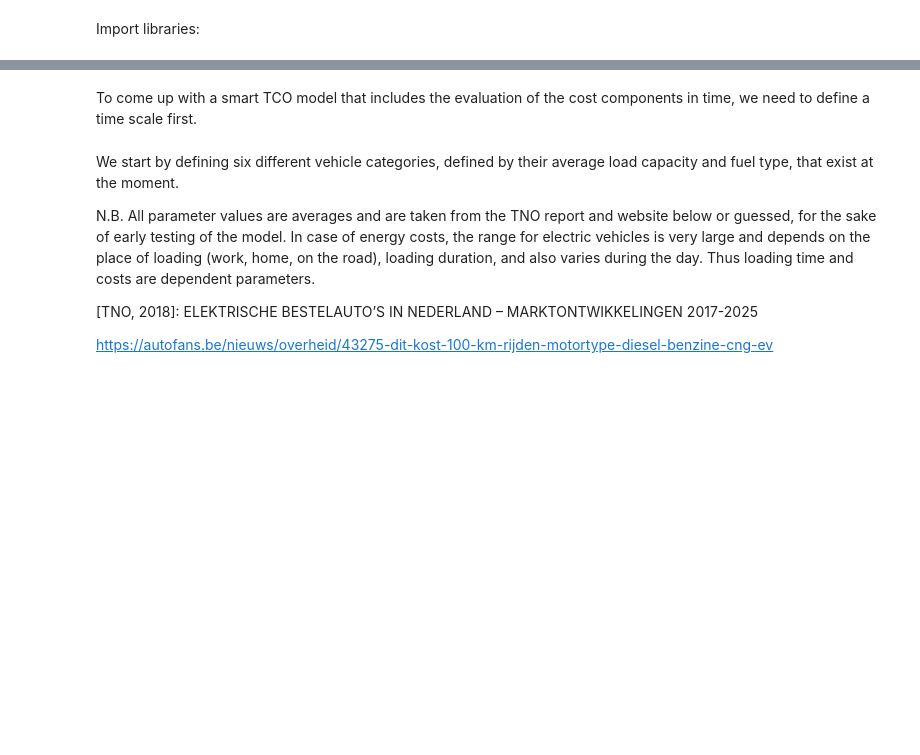
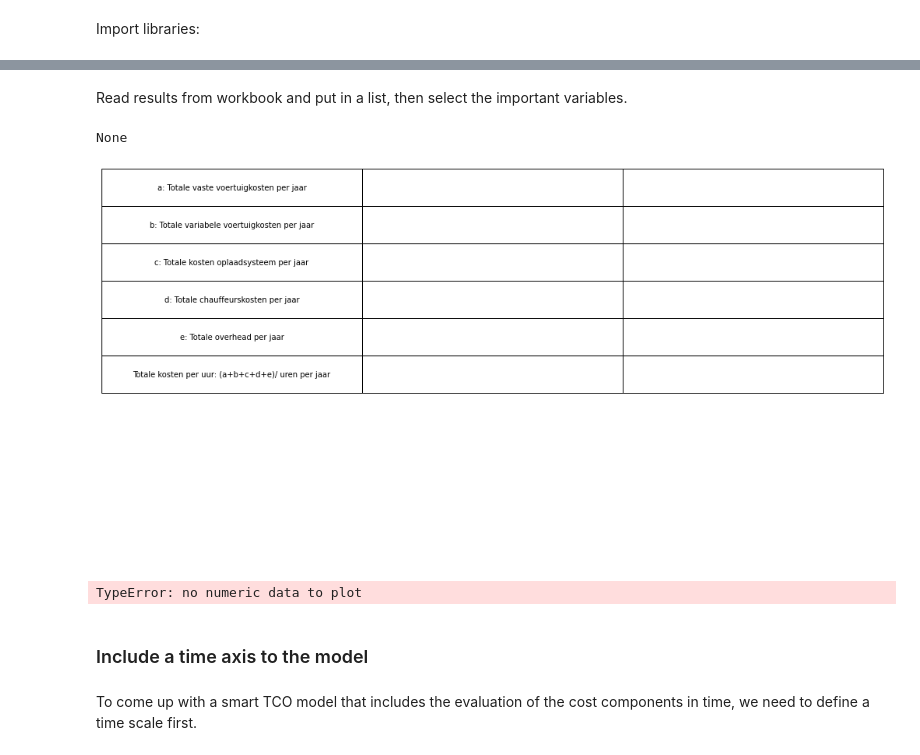
Before and after one commit to Jakolien/zero-emission-transport, a Jupyter notebook: TCO_model.ipynb, the cells around one changed output, grey strips where cells are left out. Drawn from its saved outputs; the diff is of its cells as text; code cells hidden in the pictures; blank space fills up the shorter version.

```diff
--- a/TCO_model.ipynb
+++ b/TCO_model.ipynb
@@ -74,0 +62,2 @@ def calculate_ride_costs(d1,d2,d3,a_max,n_c,m1,m2,v,c_e,f,c_tco):
+# %% [markdown]
+Read results from workbook and put in a list, then select the important variables.
@@ -75,2 +73,63 @@ def calculate_ride_costs(d1,d2,d3,a_max,n_c,m1,m2,v,c_e,f,c_tco):
+# %%
+# make list
+data_rows = []
+for row in ws_ro.iter_rows(min_col=1, min_row=33, max_col=6, max_row=105):
+    if row[0].value is not None:
+        data_rows.append([cell.value for cell in row])
+    else: continue
+
+# check if data value
+print(ws_ro['C44'].value) # if None, recalculate excel sheet to fill cache
+# %% [output]
+None
+# %%
+# define columns
+def column(matrix, i):
+    return [row[i] for row in matrix]
+
+kosten_post=column(data_rows,0)
+thuis_opladen=column(data_rows,2)
+optimale_mix=column(data_rows,3)
+diesel=column(data_rows,4)
+# %%
+# select indexes
+l1 = kosten_post
+matched_indexes = []
+i = 0
+length = len(l1)
+
+while i < length:
+    if ':' in l1[i] and 'km' not in l1[i]:
+        matched_indexes.append(i)
+    i += 1
+# %%
+# show table with results
+
+kosten_post_kosten = [kosten_post[i] for i in matched_indexes]
+thuis_opladen_kosten = [thuis_opladen[i] for i in matched_indexes]
+diesel_kosten = [diesel[i] for i in matched_indexes]
+
+l = [kosten_post_kosten, thuis_opladen_kosten, diesel_kosten]
+l = list(map(list, zip(*l)))
+kosten_tabel=plt.table(cellText=l,loc='top', colLabels = None, cellLoc='center')
+plt.axis("off")
+kosten_tabel.auto_set_font_size(False)
+kosten_tabel.set_fontsize(10)
+kosten_tabel.scale(3, 4)
+plt.show()
+# %% [output]
+[figure, added]
+# %%
+# Make bar plot
+index = ['a', 'b', 'c', 'd', 'e', 'tot/uur']
+df = pd.DataFrame({'electrisch': thuis_opladen_kosten,
+                   'diesel': diesel_kosten}, index=index)
+ax = df.plot.bar(rot=0)
+ax.set_yscale('log')
+ax.set_title('TCO costs 2020');
+# %% [output]
+TypeError: no numeric data to plot
+# %% [markdown]
+### Include a time axis to the model
 # %% [markdown]
 To come up with a smart TCO model that includes the evaluation of the cost components in time, we need to define a time scale first.
@@ -81,8 +135,0 @@ ds = xr.Dataset({"foo": ("time", np.arange(365 * 10)), "time": time})
-# %% [markdown]
-We start by defining six different vehicle categories, defined by their average load capacity and fuel type, that exist at the moment.
-
-N.B. All parameter values are averages and are taken from the TNO report and website below or guessed, for the sake of early testing of the model. In case of energy costs, the range for electric vehicles is very large and depends on the place of loading (work, home, on the road), loading duration, and also varies during the day. Thus loading time and costs are dependent parameters.
-
-[TNO, 2018]: ELEKTRISCHE BESTELAUTO’S IN NEDERLAND – MARKTONTWIKKELINGEN 2017-2025
-
-https://autofans.be/nieuws/overheid/43275-dit-kost-100-km-rijden-motortype-diesel-benzine-cng-ev
```
Also changed, not shown: parts of 25 cells of this notebook, 4 other files.
